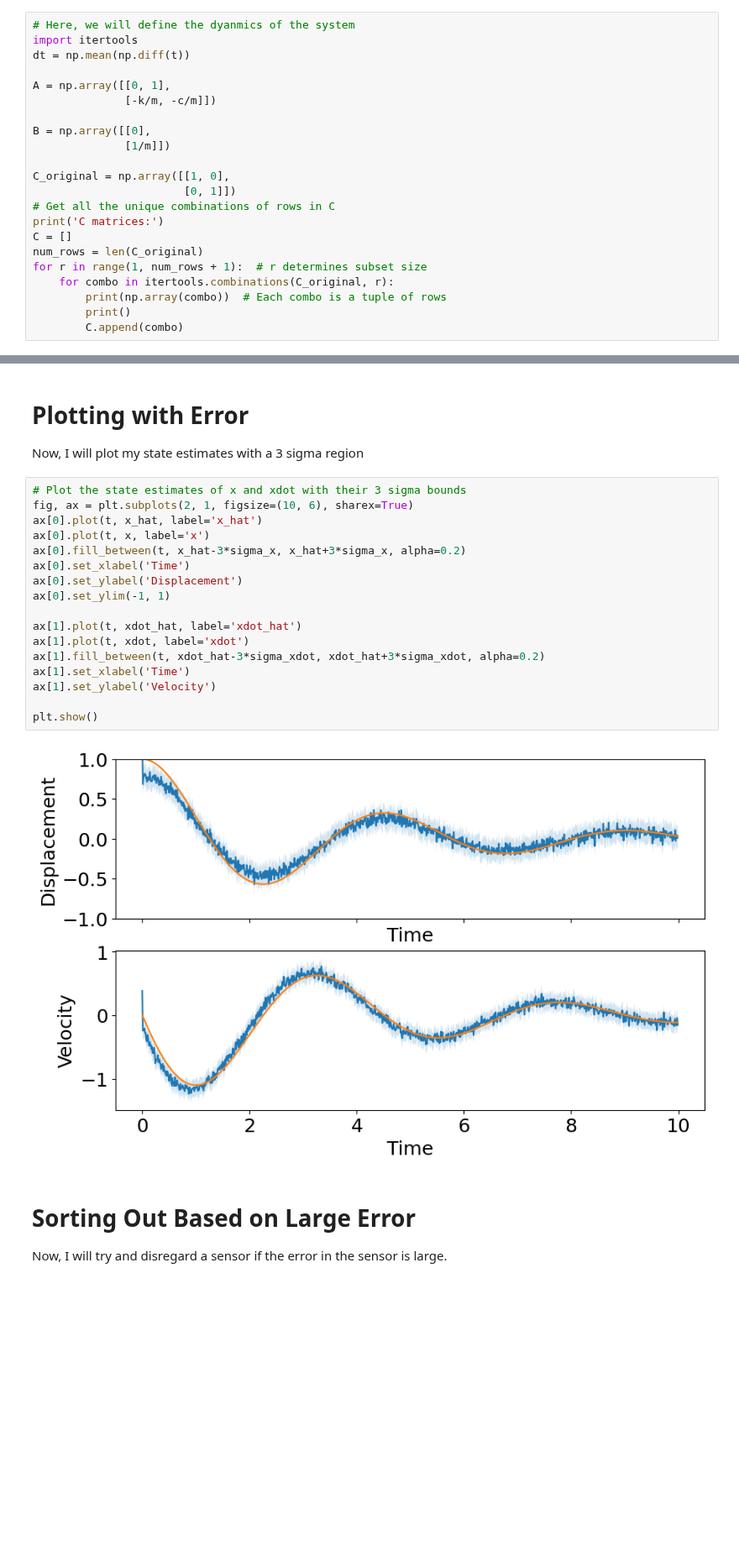
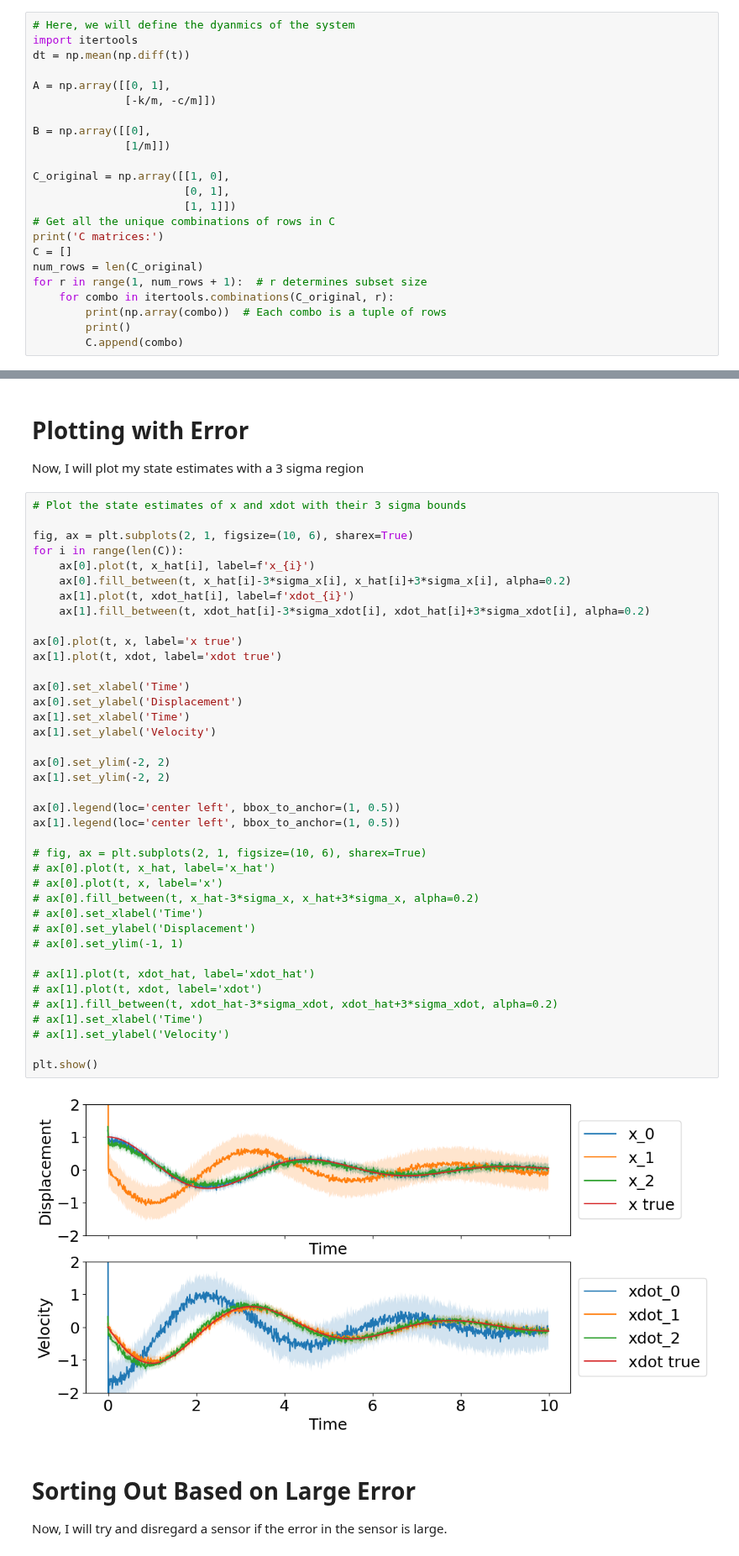
Before and after one commit to jadenmecham/First-Project, a Jupyter notebook: 3 - Sort All Combos/floris-adapted/springmass-sort.ipynb, the cells around one changed output, grey strips where cells are left out. Shown at 84% size. Saved outputs shown, nothing was run; the diff lists cells and outputs as text; blank space fills up the shorter version.

```diff
--- a/3 - Sort All Combos/floris-adapted/springmass-sort.ipynb
+++ b/3 - Sort All Combos/floris-adapted/springmass-sort.ipynb
@@ -152,7 +152,8 @@ B = np.array([[0],
               [1/m]])
 
 C_original = np.array([[1, 0],
-                       [0, 1]])
+                       [0, 1],
+                       [1, 1]])
 # Get all the unique combinations of rows in C
 print('C matrices:')
 C = []
@@ -335,23 +369,45 @@ TypeError: unsupported operand type(s) for ** or pow(): 'list' and 'float'
 Now, I will plot my state estimates with a 3 sigma region
 # %%
 # Plot the state estimates of x and xdot with their 3 sigma bounds
+
 fig, ax = plt.subplots(2, 1, figsize=(10, 6), sharex=True)
-ax[0].plot(t, x_hat, label='x_hat')
-ax[0].plot(t, x, label='x')
-ax[0].fill_between(t, x_hat-3*sigma_x, x_hat+3*sigma_x, alpha=0.2)
+for i in range(len(C)):
+    ax[0].plot(t, x_hat[i], label=f'x_{i}')
+    ax[0].fill_between(t, x_hat[i]-3*sigma_x[i], x_hat[i]+3*sigma_x[i], alpha=0.2)
+    ax[1].plot(t, xdot_hat[i], label=f'xdot_{i}')
+    ax[1].fill_between(t, xdot_hat[i]-3*sigma_xdot[i], xdot_hat[i]+3*sigma_xdot[i], alpha=0.2)
+
+ax[0].plot(t, x, label='x true')
+ax[1].plot(t, xdot, label='xdot true')
+
 ax[0].set_xlabel('Time')
 ax[0].set_ylabel('Displacement')
-ax[0].set_ylim(-1, 1)
-
-ax[1].plot(t, xdot_hat, label='xdot_hat')
-ax[1].plot(t, xdot, label='xdot')
-ax[1].fill_between(t, xdot_hat-3*sigma_xdot, xdot_hat+3*sigma_xdot, alpha=0.2)
 ax[1].set_xlabel('Time')
 ax[1].set_ylabel('Velocity')
 
+ax[0].set_ylim(-2, 2)
+ax[1].set_ylim(-2, 2)
+
+ax[0].legend(loc='center left', bbox_to_anchor=(1, 0.5))
+ax[1].legend(loc='center left', bbox_to_anchor=(1, 0.5))
+
+# fig, ax = plt.subplots(2, 1, figsize=(10, 6), sharex=True)
+# ax[0].plot(t, x_hat, label='x_hat')
+# ax[0].plot(t, x, label='x')
+# ax[0].fill_between(t, x_hat-3*sigma_x, x_hat+3*sigma_x, alpha=0.2)
+# ax[0].set_xlabel('Time')
+# ax[0].set_ylabel('Displacement')
+# ax[0].set_ylim(-1, 1)
+
+# ax[1].plot(t, xdot_hat, label='xdot_hat')
+# ax[1].plot(t, xdot, label='xdot')
+# ax[1].fill_between(t, xdot_hat-3*sigma_xdot, xdot_hat+3*sigma_xdot, alpha=0.2)
+# ax[1].set_xlabel('Time')
+# ax[1].set_ylabel('Velocity')
+
 plt.show()
 # %% [output]
-[figure, old version]
+[figure, new version]
 # %% [markdown]
 # Sorting Out Based on Large Error
 
```
Also changed, not shown: parts of 9 cells of this notebook.
